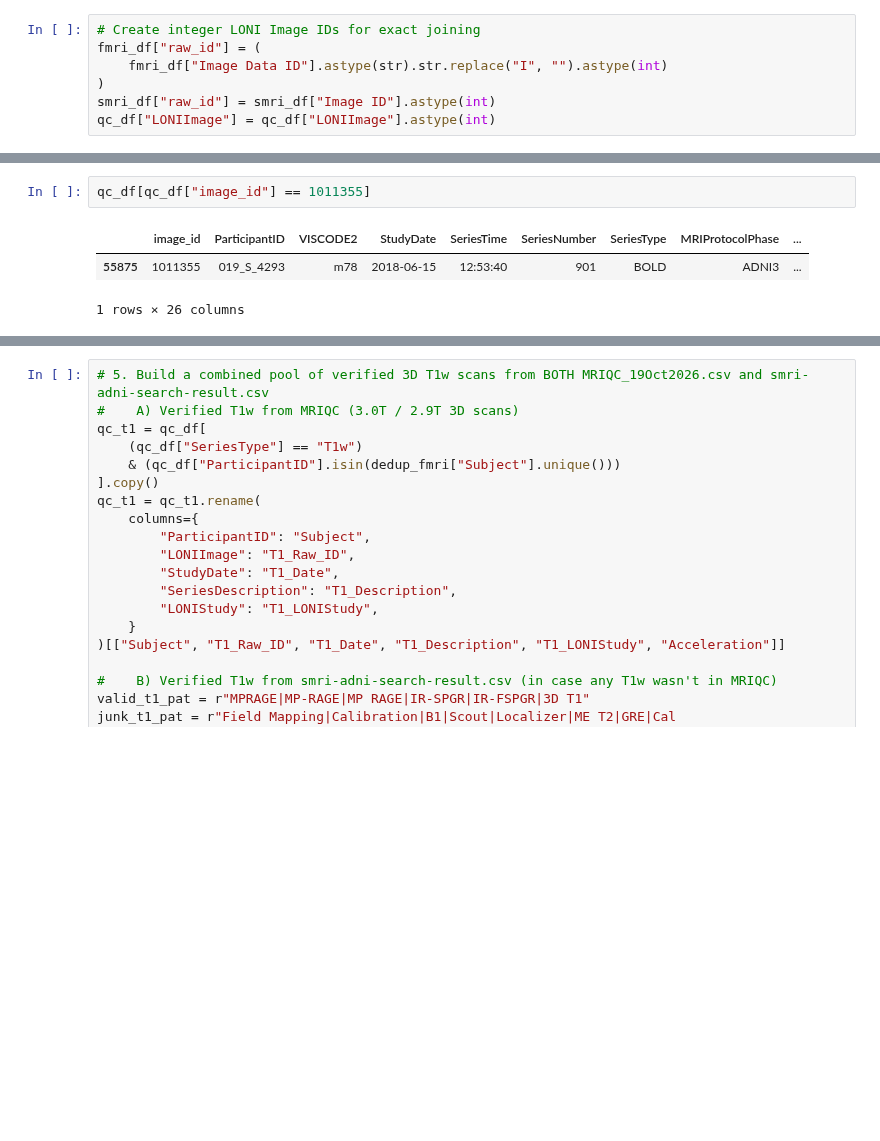
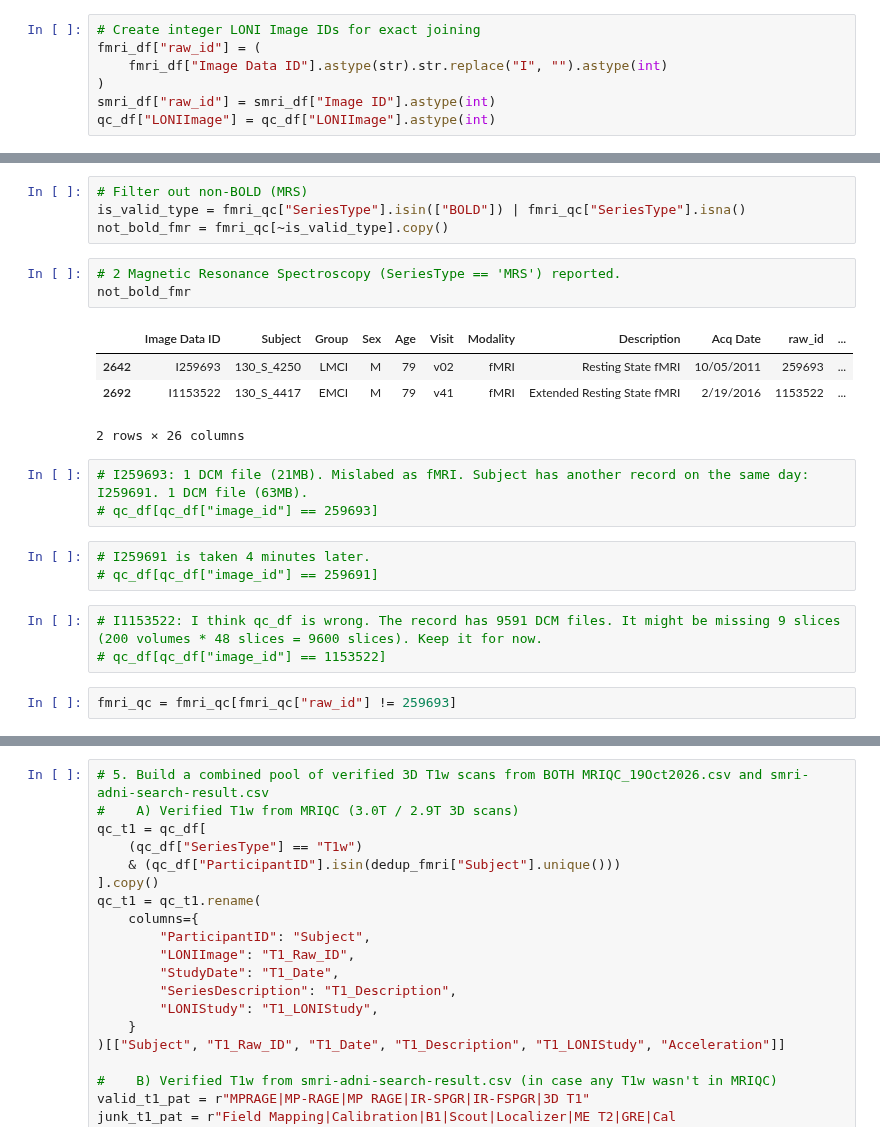
Before and after one commit to mahdimoghaddami/gnn-connectivity-matrix, a Jupyter notebook: src/gnn_connectivity_matrix/01-smri-download-image-ids.ipynb, the cells around one changed output, grey strips where cells are left out. Saved outputs shown, nothing was run; the diff lists cells and outputs as text; blank space fills up the shorter version.

```diff
--- a/src/gnn_connectivity_matrix/01-smri-download-image-ids.ipynb
+++ b/src/gnn_connectivity_matrix/01-smri-download-image-ids.ipynb
@@ -72,6 +54,23 @@ fMRI rows after dropping MRS & aborted/0-vol runs: 3309 (dropped 56 bad runs)
-# %%
-qc_df[qc_df["image_id"] == 1011355]
-# %% [output]
-|  | image_id | ParticipantID | VISCODE2 | StudyDate | SeriesTime | SeriesNumber | SeriesType | MRIProtocolPhase | ... |
-| 55875 | 1011355 | 019_S_4293 | m78 | 2018-06-15 | 12:53:40 | 901 | BOLD | ADNI3 | ... |
-1 rows × 26 columns
+# %%
+# Filter out non-BOLD (MRS)
+is_valid_type = fmri_qc["SeriesType"].isin(["BOLD"]) | fmri_qc["SeriesType"].isna()
+not_bold_fmr = fmri_qc[~is_valid_type].copy()
+# %%
+# 2 Magnetic Resonance Spectroscopy (SeriesType == 'MRS') reported.
+not_bold_fmr
+# %% [output]
+|  | Image Data ID | Subject | Group | Sex | Age | Visit | Modality | Description | Acq Date | raw_id | ... |
+| 2642 | I259693 | 130_S_4250 | LMCI | M | 79 | v02 | fMRI | Resting State fMRI | 10/05/2011 | 259693 | ... |
+| 2692 | I1153522 | 130_S_4417 | EMCI | M | 79 | v41 | fMRI | Extended Resting State fMRI | 2/19/2016 | 1153522 | ... |
+2 rows × 26 columns
+# %%
+# I259693: 1 DCM file (21MB). Mislabed as fMRI. Subject has another record on the same day: I259691. 1 DCM file (63MB).
+# qc_df[qc_df["image_id"] == 259693]
+# %%
+# I259691 is taken 4 minutes later.
+# qc_df[qc_df["image_id"] == 259691]
+# %%
+# I1153522: I think qc_df is wrong. The record has 9591 DCM files. It might be missing 9 slices (200 volumes * 48 slices = 9600 slices). Keep it for now.
+# qc_df[qc_df["image_id"] == 1153522]
+# %%
+fmri_qc = fmri_qc[fmri_qc["raw_id"] != 259693]
```
Also changed, not shown: parts of 24 cells of this notebook, 11 other files.
